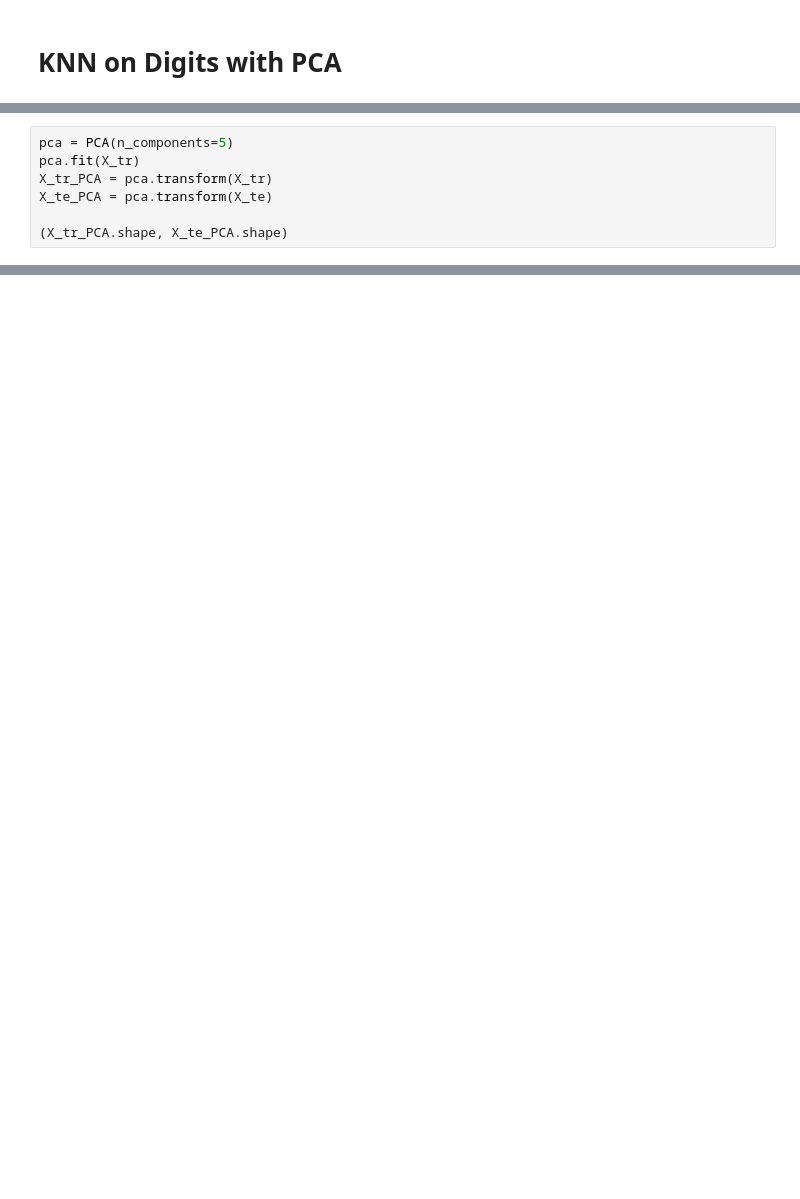
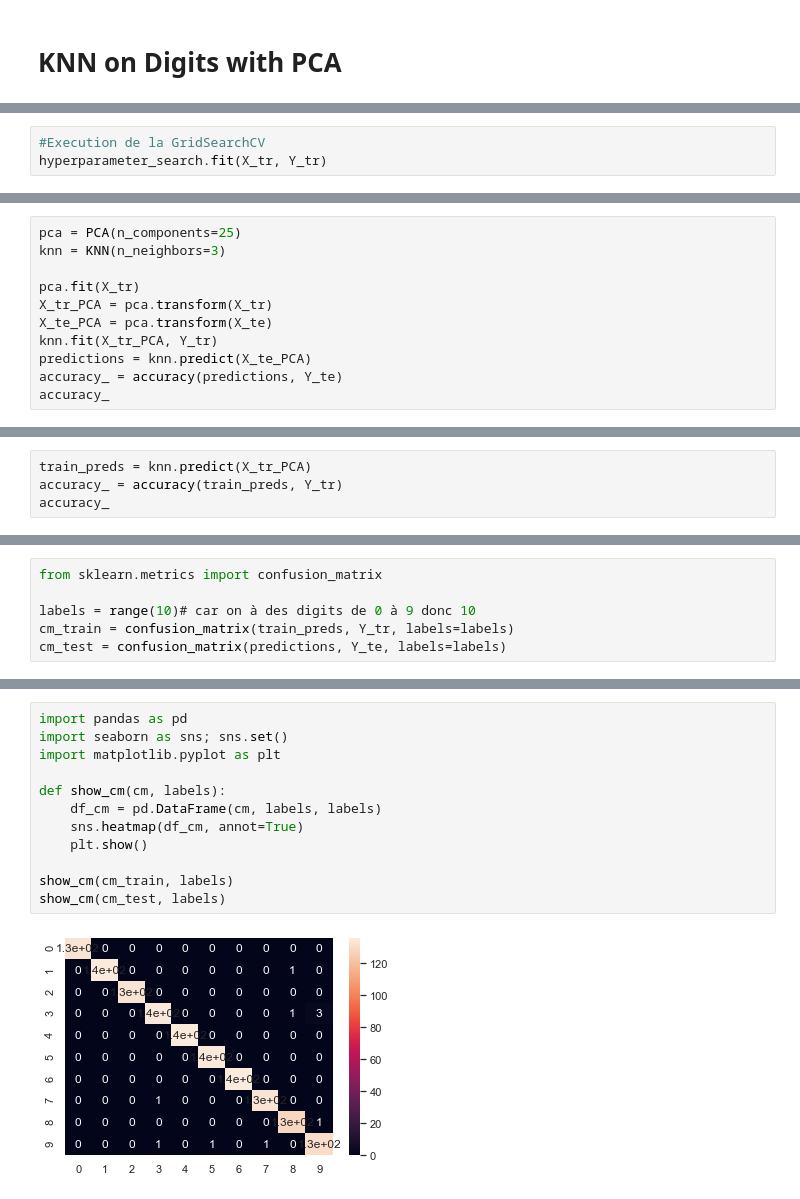
Before and after one commit to Q-Pi/ML, a Jupyter notebook: Supervised/jour2/Digits_PCA.ipynb, the cells around one changed output, grey strips where cells are left out. Cells and saved outputs as stored; diff of their text form; blank space fills up the shorter version.

```diff
--- a/Supervised/jour2/Digits_PCA.ipynb
+++ b/Supervised/jour2/Digits_PCA.ipynb
@@ -28,0 +81,3 @@ X_te_PCA = pca.transform(X_te)
+# %%
+#Execution de la GridSearchCV
+hyperparameter_search.fit(X_tr, Y_tr)
@@ -29,8 +103,12 @@ X_te_PCA = pca.transform(X_te)
 # %%
-pca = PCA(n_components=5)
+pca = PCA(n_components=25)
+knn = KNN(n_neighbors=3)
+
 pca.fit(X_tr)
 X_tr_PCA = pca.transform(X_tr)
 X_te_PCA = pca.transform(X_te)
-
-(X_tr_PCA.shape, X_te_PCA.shape)
+knn.fit(X_tr_PCA, Y_tr)
+predictions = knn.predict(X_te_PCA)
+accuracy_ = accuracy(predictions, Y_te)
+accuracy_
 # %% [output]
@@ -47,0 +116,4 @@ accuracy :  0.9222222222222223
+# %%
+train_preds = knn.predict(X_tr_PCA)
+accuracy_ = accuracy(train_preds, Y_tr)
+accuracy_
@@ -47,0 +124,6 @@ accuracy :  0.9222222222222223
+# %%
+from sklearn.metrics import confusion_matrix
+
+labels = range(10)# car on à des digits de 0 à 9 donc 10
+cm_train = confusion_matrix(train_preds, Y_tr, labels=labels)
+cm_test = confusion_matrix(predictions, Y_te, labels=labels)
@@ -47,0 +156,14 @@ accuracy :  0.9222222222222223
+# %%
+import pandas as pd
+import seaborn as sns; sns.set()
+import matplotlib.pyplot as plt
+
+def show_cm(cm, labels):
+    df_cm = pd.DataFrame(cm, labels, labels)
+    sns.heatmap(df_cm, annot=True)
+    plt.show()
+
+show_cm(cm_train, labels)
+show_cm(cm_test, labels)
+# %% [output]
+[figure, added]
```
Also changed, not shown: parts of 19 cells of this notebook, 2 other files.
